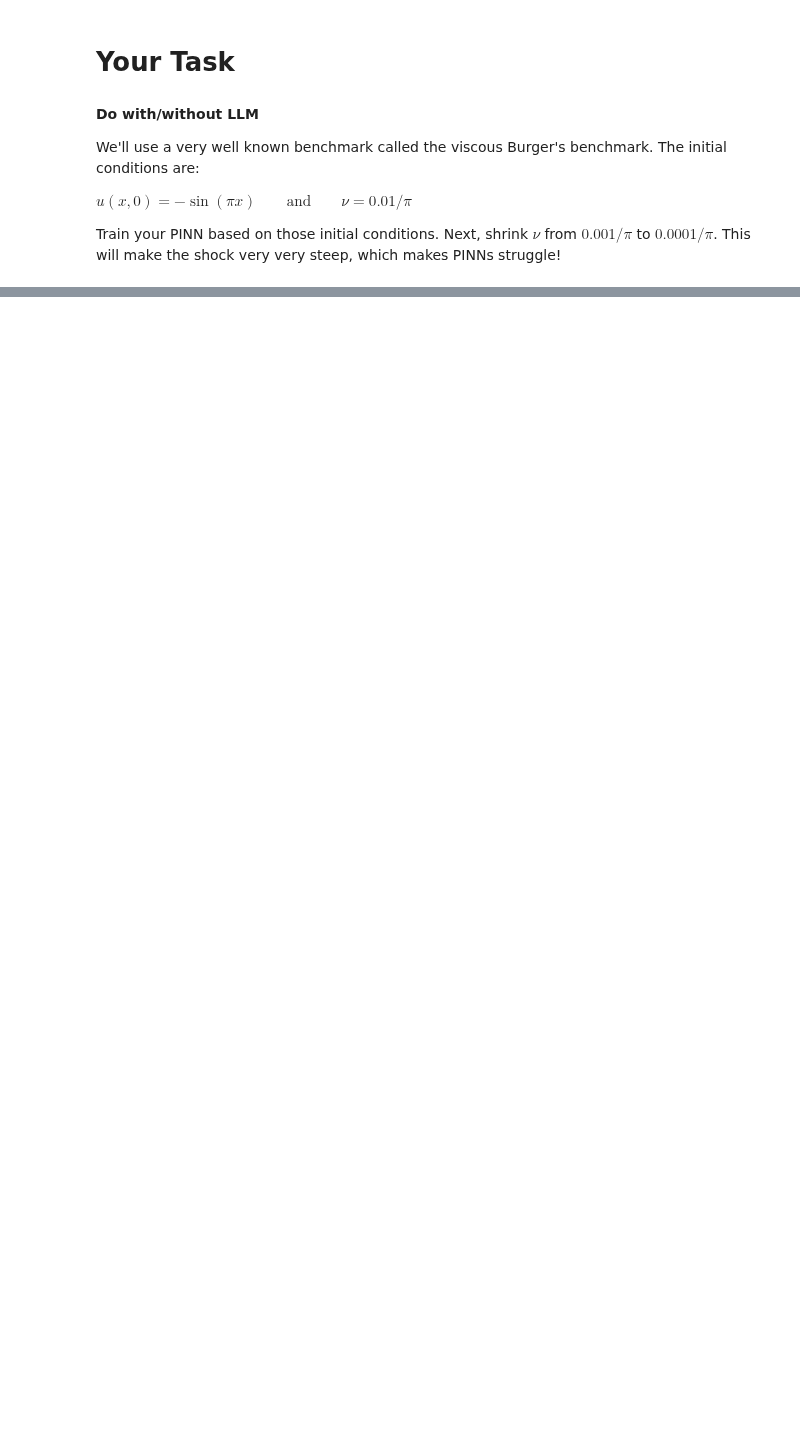
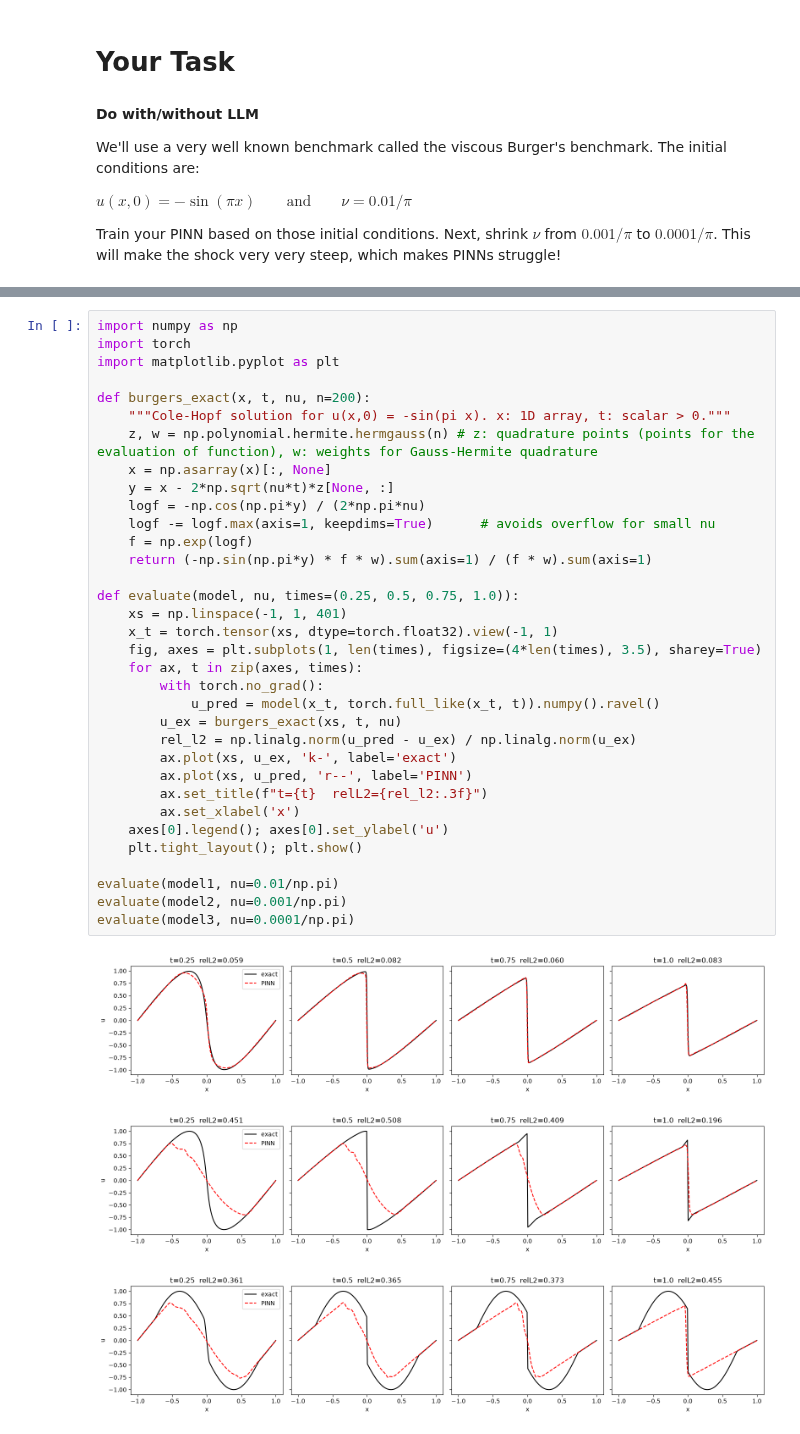
Before and after one commit to ri2658/The-Real-Singularity, a Jupyter notebook: notebooks/burgers_pinn_tutorial.ipynb, the cells around one changed output, grey strips where cells are left out. Drawn from its saved outputs; the diff is of its cells as text; blank space fills up the shorter version.

```diff
--- a/notebooks/burgers_pinn_tutorial.ipynb
+++ b/notebooks/burgers_pinn_tutorial.ipynb
@@ -266,0 +267,38 @@ Epoch 4500 | Total Loss: 0.00750
+# %%
+import numpy as np
+import torch
+import matplotlib.pyplot as plt
+
+def burgers_exact(x, t, nu, n=200):
+    """Cole-Hopf solution for u(x,0) = -sin(pi x). x: 1D array, t: scalar > 0."""
+    z, w = np.polynomial.hermite.hermgauss(n) # z: quadrature points (points for the evaluation of function), w: weights for Gauss-Hermite quadrature
+    x = np.asarray(x)[:, None]
+    y = x - 2*np.sqrt(nu*t)*z[None, :]
+    logf = -np.cos(np.pi*y) / (2*np.pi*nu)
+    logf -= logf.max(axis=1, keepdims=True)      # avoids overflow for small nu
+    f = np.exp(logf)
+    return (-np.sin(np.pi*y) * f * w).sum(axis=1) / (f * w).sum(axis=1)
+
+def evaluate(model, nu, times=(0.25, 0.5, 0.75, 1.0)):
+    xs = np.linspace(-1, 1, 401)
+    x_t = torch.tensor(xs, dtype=torch.float32).view(-1, 1)
+    fig, axes = plt.subplots(1, len(times), figsize=(4*len(times), 3.5), sharey=True)
+    for ax, t in zip(axes, times):
+        with torch.no_grad():
+            u_pred = model(x_t, torch.full_like(x_t, t)).numpy().ravel()
+        u_ex = burgers_exact(xs, t, nu)
+        rel_l2 = np.linalg.norm(u_pred - u_ex) / np.linalg.norm(u_ex)
+        ax.plot(xs, u_ex, 'k-', label='exact')
+        ax.plot(xs, u_pred, 'r--', label='PINN')
+        ax.set_title(f"t={t}  relL2={rel_l2:.3f}")
+        ax.set_xlabel('x')
+    axes[0].legend(); axes[0].set_ylabel('u')
+    plt.tight_layout(); plt.show()
+
+evaluate(model1, nu=0.01/np.pi)
+evaluate(model2, nu=0.001/np.pi)
+evaluate(model3, nu=0.0001/np.pi)
+# %% [output]
+[figure, added]
+[figure, added]
+[figure, added]
```
Also changed, not shown: parts of 10 cells of this notebook.
